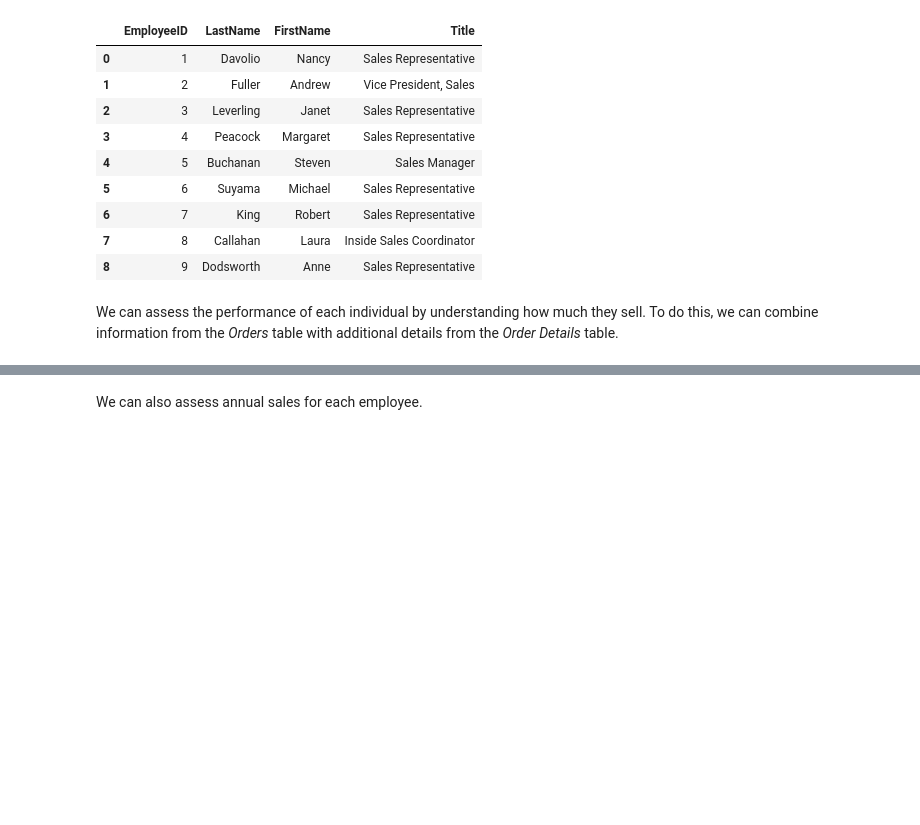
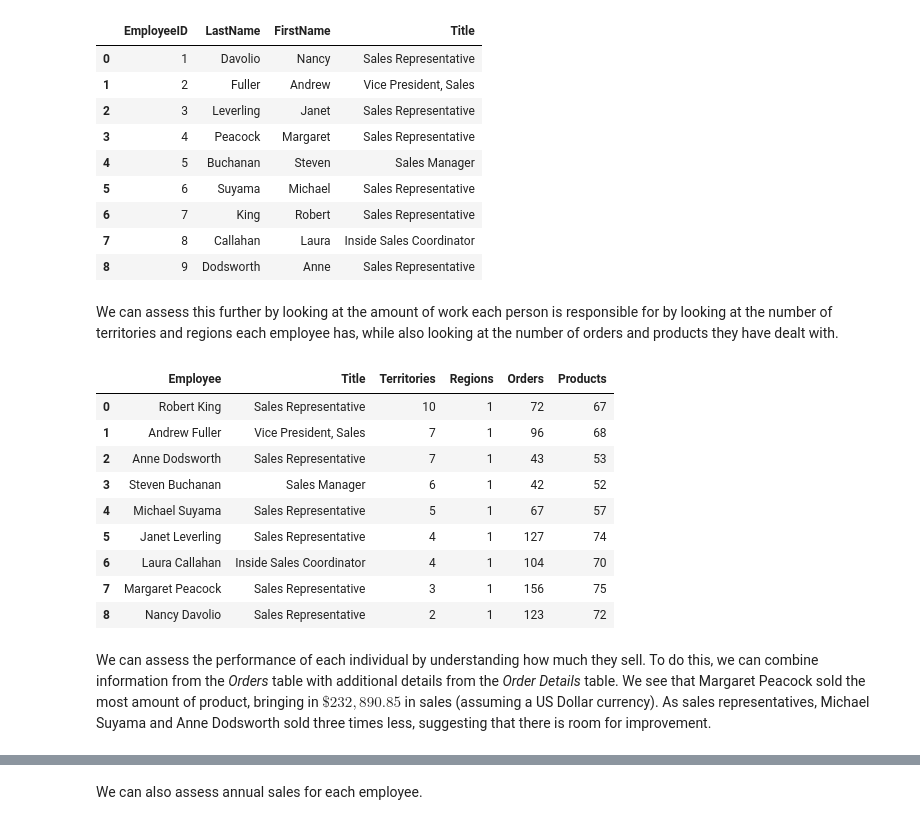
Before and after one commit to xaviergenelin/Big-Data-Project, a Jupyter notebook: Group_13_Part_2.ipynb, the cells around one changed output, grey strips where cells are left out. Cells and saved outputs as stored; diff of their text form; code cells hidden in the pictures; blank space fills up the shorter version.

```diff
--- a/Group_13_Part_2.ipynb
+++ b/Group_13_Part_2.ipynb
@@ -45,5 +45,79 @@ pd.read_sql('SELECT EmployeeID, LastName, FirstName, Title FROM Employees', con)
 | 6 | 7 | King | Robert | Sales Representative |
 | 7 | 8 | Callahan | Laura | Inside Sales Coordinator |
 | 8 | 9 | Dodsworth | Anne | Sales Representative |
+# %% [markdown]
+We can assess this further by looking at the amount of work each person is responsible for by looking at the number of territories and regions each employee has, while also looking at the number of orders and products they have dealt with.
+# %%
+# look at how many territories and regions each employee are responsible for as well as the number
+# of orders and products they have
+pd.read_sql("""
+WITH territory AS (
+SELECT emp.FirstName || " " ||  emp.LastName AS Employee
+    ,emp.EmployeeID
+    ,emp.Title
+    ,COUNT(DISTINCT ter.TerritoryDescription) AS Territories
+FROM Employees emp
+    LEFT JOIN EmployeeTerritories empter
+        ON emp.EmployeeID = empter.EmployeeID
+    LEFT JOIN Territories ter
+        ON empter.TerritoryID = ter.TerritoryID
+GROUP BY emp.FirstName
+    ,emp.LastName
+    ,emp.Title
+    ,emp.EmployeeID
+),
+
+region AS (
+SELECT emp.FirstName || " " ||  emp.LastName AS Employee
+    ,COUNT(DISTINCT reg.RegionID) AS Regions
+FROM Employees emp
+    LEFT JOIN EmployeeTerritories empter
+        ON emp.EmployeeID = empter.EmployeeID
+    LEFT JOIN Territories ter
+        ON empter.TerritoryID = ter.TerritoryID
+    LEFT JOIN Regions reg
+        ON ter.RegionID = reg.RegionID
+GROUP BY emp.FirstName
+    ,emp.LastName
+),
+
+orders_products AS (
+SELECT a.EmployeeID
+    ,COUNT(DISTINCT c.ProductID) AS Products
+    ,COUNT(DISTINCT a.OrderID) AS Orders
+FROM Orders a
+    LEFT JOIN [Order Details] b
+        ON a.OrderID = b.OrderID
+    LEFT JOIN Products c
+        ON b.ProductID = c.ProductID
+
+GROUP BY a.EmployeeID
+)
+
+SELECT a.Employee
+    ,a.Title
+    ,a.Territories
+    ,b.Regions
+    ,c.Orders
+    ,c.Products
+FROM territory a
+    LEFT JOIN region b
+        ON a.Employee = b.Employee
+    LEFT JOIN orders_products c
+        ON a.EmployeeID = c.EmployeeID
+
+ORDER BY a.Territories DESC
+ """, con)
+# %% [output]
+|  | Employee | Title | Territories | Regions | Orders | Products |
+| 0 | Robert King | Sales Representative | 10 | 1 | 72 | 67 |
+| 1 | Andrew Fuller | Vice President, Sales | 7 | 1 | 96 | 68 |
+| 2 | Anne Dodsworth | Sales Representative | 7 | 1 | 43 | 53 |
+| 3 | Steven Buchanan | Sales Manager | 6 | 1 | 42 | 52 |
+| 4 | Michael Suyama | Sales Representative | 5 | 1 | 67 | 57 |
+| 5 | Janet Leverling | Sales Representative | 4 | 1 | 127 | 74 |
+| 6 | Laura Callahan | Inside Sales Coordinator | 4 | 1 | 104 | 70 |
+| 7 | Margaret Peacock | Sales Representative | 3 | 1 | 156 | 75 |
+| 8 | Nancy Davolio | Sales Representative | 2 | 1 | 123 | 72 |
 # %% [markdown]
-We can assess the performance of each individual by understanding how much they sell. To do this, we can combine information from the _Orders_ table with additional details from the _Order Details_ table.
+We can assess the performance of each individual by understanding how much they sell. To do this, we can combine information from the _Orders_ table with additional details from the _Order Details_ table. We see that Margaret Peacock sold the most amount of product, bringing in $\$232,890.85$ in sales (assuming a US Dollar currency). As sales representatives, Michael Suyama and Anne Dodsworth sold three times less, suggesting that there is room for improvement.
```
Also changed, not shown: parts of 6 cells of this notebook.
